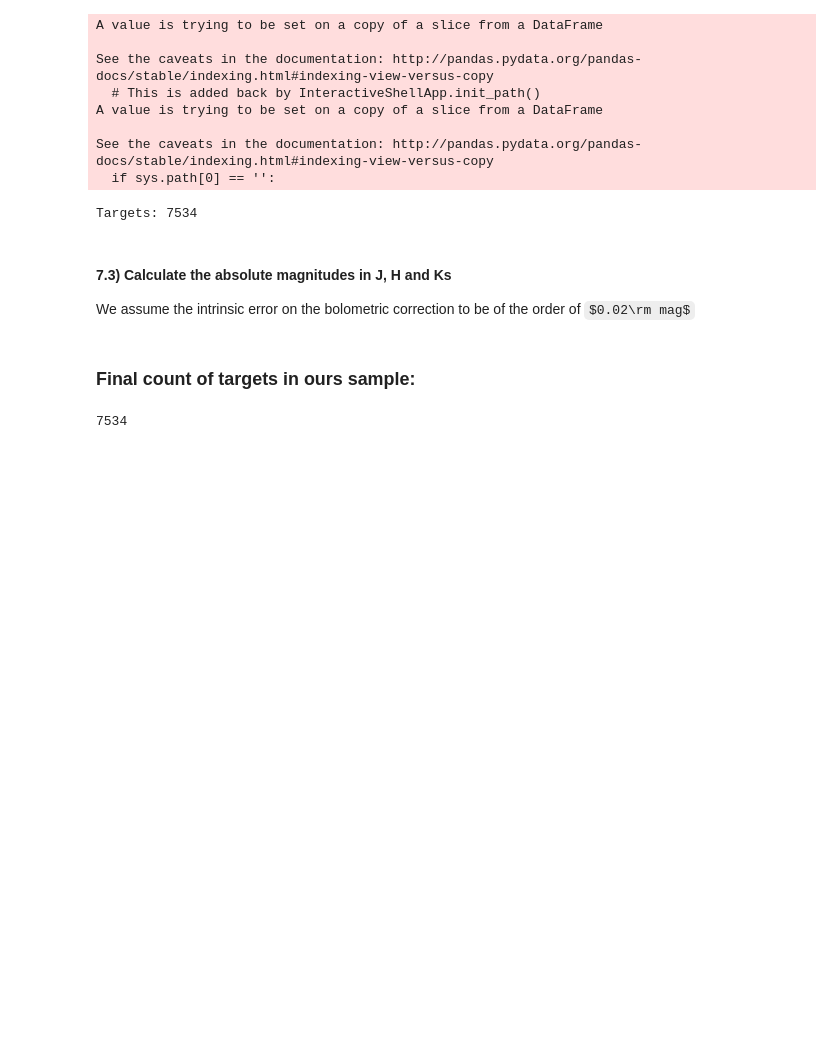
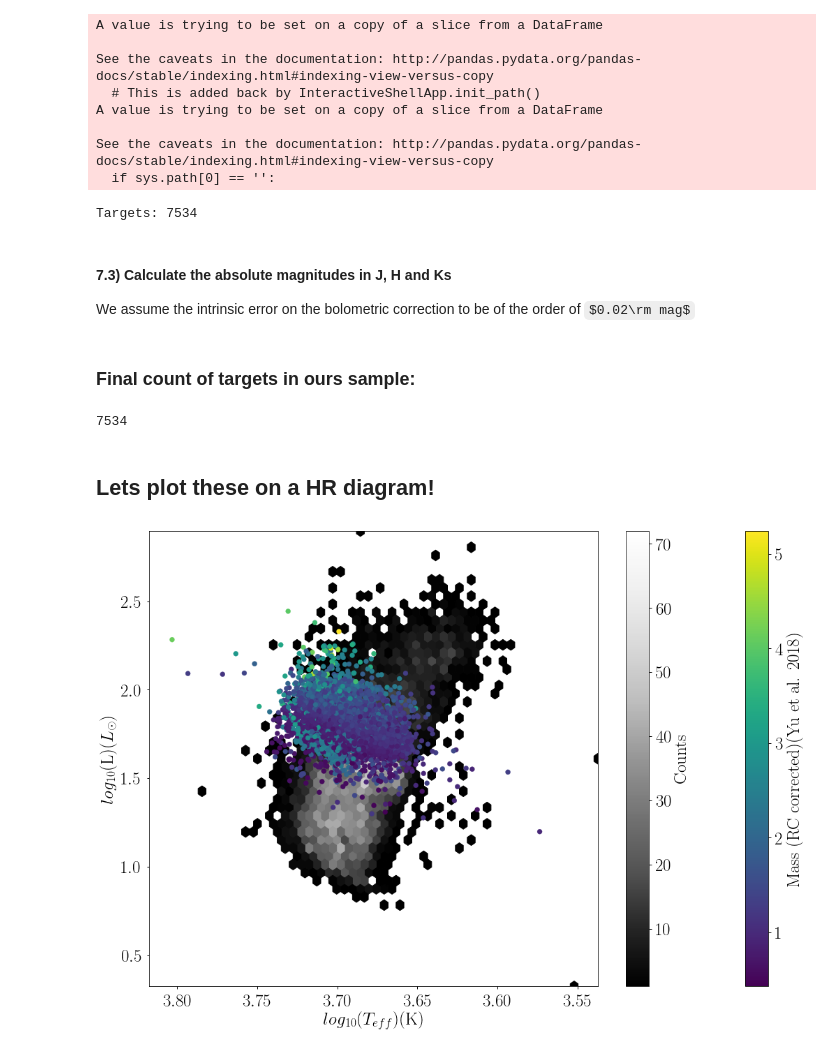
Before and after one commit to ojhall94/GAIA, a Jupyter notebook: build_data.ipynb, the cells around one changed output. Drawn from its saved outputs; the diff is of its cells as text; code cells hidden in the pictures; some formulas as TeX source; blank space fills up the shorter version.

Commit message:
Added a plot to the end of build_data.

```diff
--- a/build_data.ipynb
+++ b/build_data.ipynb
@@ -11,6 +7,12 @@ import numpy as np
 import matplotlib.pyplot as plt
 import pandas as pd
 import seaborn as sns
+import matplotlib
+sns.set_palette('colorblind',10)
+sns.set_context('notebook')
+matplotlib.rc('xtick', labelsize=25)
+matplotlib.rc('ytick', labelsize=25)
+matplotlib.rc('axes',labelsize=25)
 from astropy.table import Table
 # %% [markdown]
 I'll be using the function below to remove duplicates thoughout this code.
@@ -245,3 +249,28 @@ rcxyu18['ast_M_err'] = np.sqrt(rcxyu18.Mbol_err**2 + err_bc**2)
 print(str(len(rcxyu18)))
 # %% [output]
 7534
+# %% [markdown]
+## Lets plot these on a HR diagram!
+# %%
+from omnitool.literature_values import Rsol, Msol, Lsol, Zsol
+from omnitool import scalings
+
+sc = scalings(xyu18, xyu18.numax, xyu18.dnu, xyu18. Teff)
+xyu18['L'] = sc.get_luminosity()/Lsol
+xyu18['L_err'] = sc.get_luminosity_err()/Lsol
+sel = xyu18.stage != 2
+
+fig, ax = plt.subplots(figsize=(18,12))
+c1 = ax.hexbin(np.log10(xyu18[sel].Teff), np.log10(xyu18[sel].L),\
+             gridsize=50, mincnt=1.,cmap='Greys_r', label='Non-CHeB')
+c2 = ax.scatter(np.log10(rcxyu18.Teff), np.log10(rcxyu18.L),\
+            c=rcxyu18.M_Clump, cmap='viridis', label='CHeB subset')
+
+fig.colorbar(c2,label='Mass (RC corrected)(Yu et al. 2018)')
+fig.colorbar(c1,label='Counts')
+ax.invert_xaxis()
+ax.set_xlabel(r'$log_{10}(T_{eff})$(K)')
+ax.set_ylabel(r'$log_{10}$(L)($L_\odot$)')
+plt.show()
+# %% [output]
+[figure, added]
```
Also changed, not shown: parts of 4 cells of this notebook.
